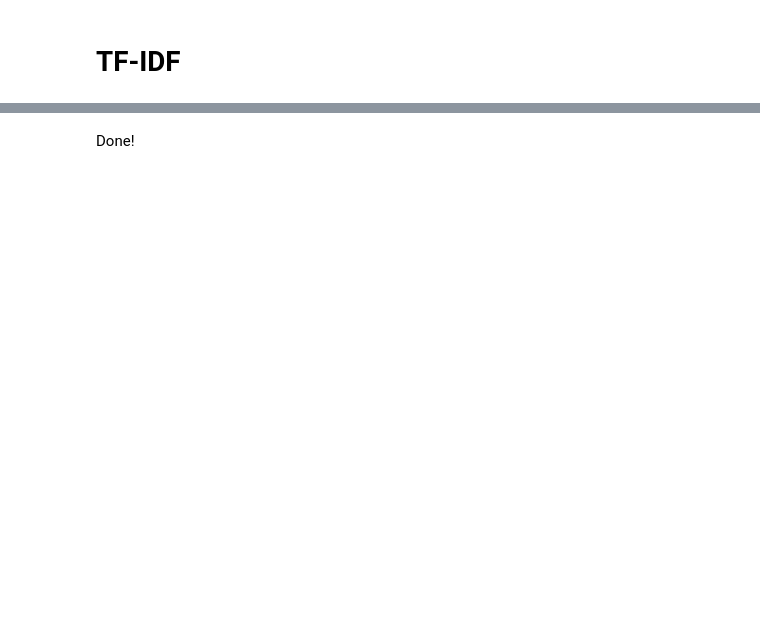
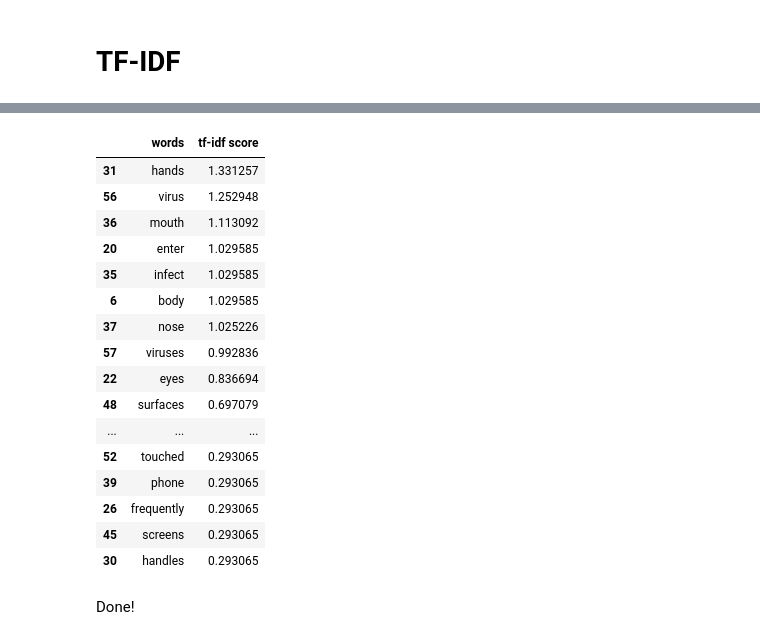
Before and after one commit to sonjaJolanda/BigDataSocialSciences, a Jupyter notebook: week6/KLEIN_sonja_week6.ipynb, the cells around one changed output, grey strips where cells are left out. Saved outputs shown, nothing was run; the diff lists cells and outputs as text; code cells hidden in the pictures; blank space fills up the shorter version.

```diff
--- a/week6/KLEIN_sonja_week6.ipynb
+++ b/week6/KLEIN_sonja_week6.ipynb
@@ -33,2 +207,22 @@ tfidf= TfidfVectorizer(stop_words='english')
+# %%
+word_count.sort_values(by=['tf-idf score'], ascending=False)
+# %% [output]
+|  | words | tf-idf score |
+| 31 | hands | 1.331257 |
+| 56 | virus | 1.252948 |
+| 36 | mouth | 1.113092 |
+| 20 | enter | 1.029585 |
+| 35 | infect | 1.029585 |
+| 6 | body | 1.029585 |
+| 37 | nose | 1.025226 |
+| 57 | viruses | 0.992836 |
+| 22 | eyes | 0.836694 |
+| 48 | surfaces | 0.697079 |
+| ... | ... | ... |
+| 52 | touched | 0.293065 |
+| 39 | phone | 0.293065 |
+| 26 | frequently | 0.293065 |
+| 45 | screens | 0.293065 |
+| 30 | handles | 0.293065 |
 # %% [markdown]
 Done!
```
Also changed, not shown: parts of 21 cells of this notebook, 1 other file.
